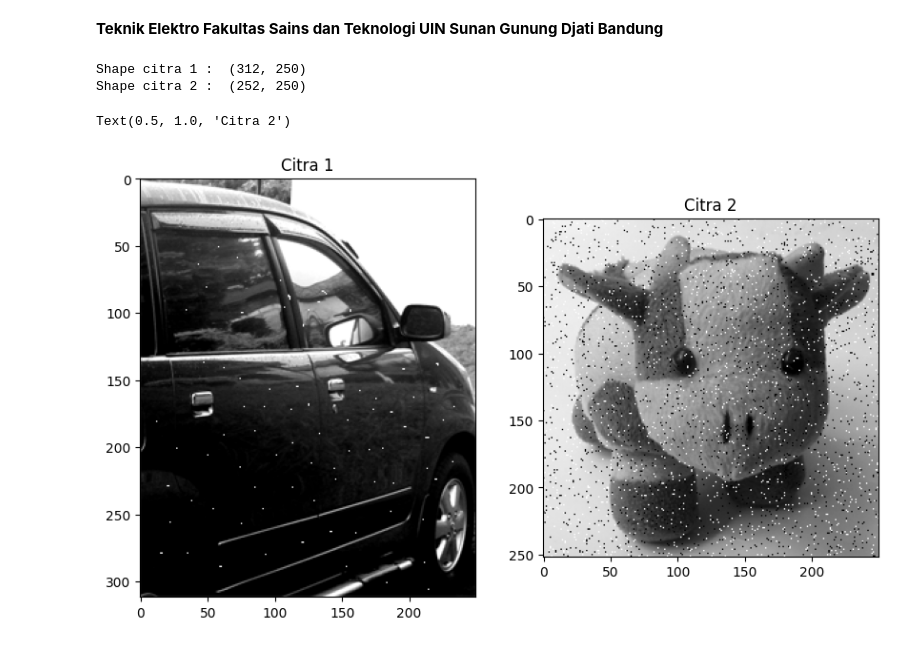
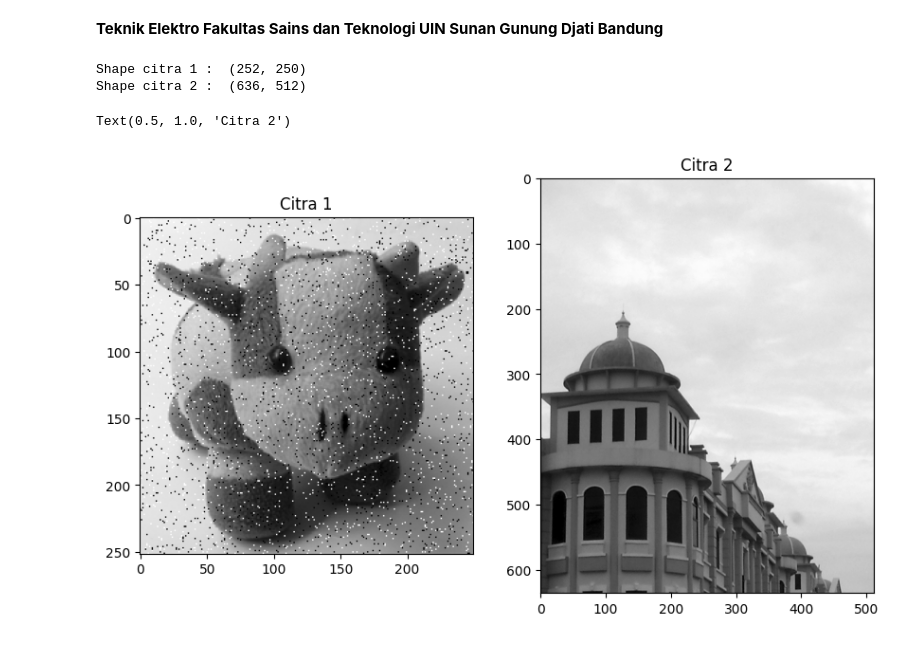
Before and after one commit to syahrulfikri/Pengolahan-Citra-Digital, a Jupyter notebook: 1207070121_Syahrul Fikri_PCD_Prak.7/P75Jupyter_Filter_Batas.ipynb, the cells around one changed output. Saved outputs shown, nothing was run; the diff lists cells and outputs as text; code cells hidden in the pictures.

```diff
--- a/1207070121_Syahrul Fikri_PCD_Prak.7/P75Jupyter_Filter_Batas.ipynb
+++ b/1207070121_Syahrul Fikri_PCD_Prak.7/P75Jupyter_Filter_Batas.ipynb
@@ -19,24 +19,24 @@ from skimage.color import rgb2gray #Pada bagian ini memanfaatkan library skimage
 import numpy as np #Pada bagian ini menambahkan library yang akan digunakan dalam proses pengaplikasian program yang akan digunakan dalam program yang memanfaatkan scientific computing
 # %%
 #LOAD & PLOT INPUT IMAGE
-citra1 = imread(fname="mobil.tif") #Melakukan inisialisasi untuk file gambar "citra1" dengan membaca data gambar dari source pribadi dengan argumen imread dalam format gambar ".tiff" yang memiliki kompresi lossless yang relatif baik untuk gambar dua level (hitam&putih)
-citra2 = imread(fname="boneka2.tif") #Melakukan inisialisasi untuk file gambar "citra2" dengan membaca data gambar dari source pribadi dengan argumen imread
+citra1 = imread(fname="boneka2.tif") #Melakukan inisialisasi untuk file gambar "citra1" dengan membaca data gambar dari source pribadi dengan argumen imread dalam format gambar ".tiff" yang memiliki kompresi lossless yang relatif baik untuk gambar dua level (hitam&putih)
+citra2 = imread(fname="gedung.tif") #Melakukan inisialisasi untuk file gambar "citra2" dengan membaca data gambar dari source pribadi dengan argumen imread
 
 print('Shape citra 1 : ', citra1.shape) #Mencetak hasil pembacaan untuk resolusi pada data variabel "citra1"
 print('Shape citra 2 : ', citra2.shape) #Mencetak hasil pembacaan untuk resolusi pada data variabel "citra2"
 
 fig, axes = plt.subplots(1, 2, figsize=(10, 10)) #Mendefinisikan tampilan ploting pada figure size dengan parameter 10x10 dengan tuple gambar yang disajikan berada pada 1 baris dan 2 kolom
 ax = axes.ravel() #Mendeskripsikan variabel "ax" dengan mengembalikan array yang berdekatan pada setiap urutan axes
 
 ax[0].imshow(citra1, cmap = 'gray') #Menampilkan data variabel "citra1"pada indeks 0 dengan kontrol warna menjadi abu-abu dengan argumen cmap
 ax[0].set_title("Citra 1") #Menampilkan judul gambar pada indeks 0
 ax[1].imshow(citra2, cmap = 'gray') #Menampilkan data variabel "citra1"pada indeks 1 dengan kontrol warna menjadi abu-abu dengan argumen cmap
 ax[1].set_title("Citra 2") #Menampilkan judul histogram pada indeks 1
 # %% [output]
-Shape citra 1 :  (312, 250)
-Shape citra 2 :  (252, 250)
+Shape citra 1 :  (252, 250)
+Shape citra 2 :  (636, 512)
 Text(0.5, 1.0, 'Citra 2')
-[figure, old version]
+[figure, new version]
 # %%
 #CODE ASAL MATLAB
 #for baris=2 : tinggi-1
```
Also changed, not shown: parts of 2 cells of this notebook, 1 other file.
